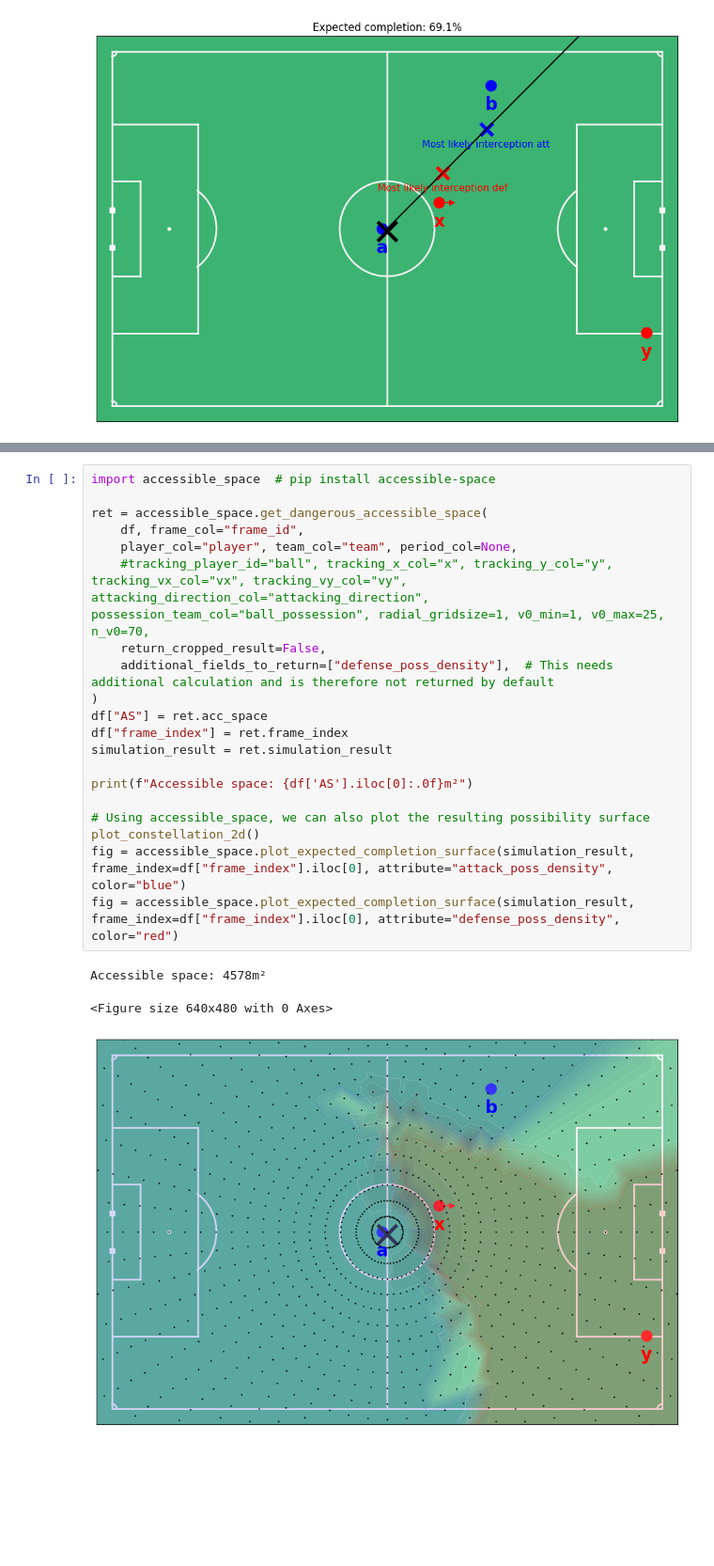
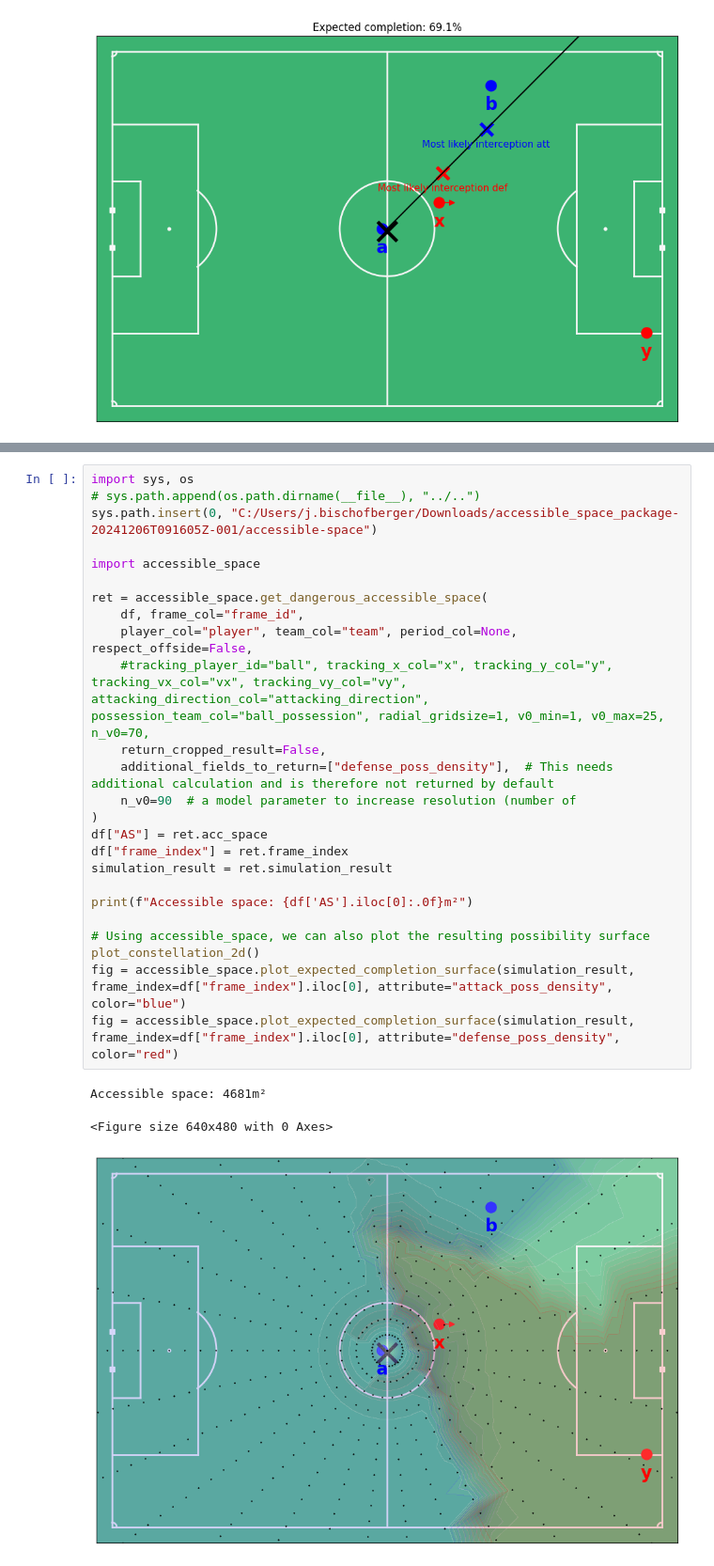
Before and after one commit to maxhartmann1/def-accessible-space, a Jupyter notebook: accessible_space/apps/demo.ipynb, the cells around one changed output, grey strips where cells are left out. Shown at 94% size. Cells and saved outputs as stored; diff of their text form; blank space fills up the shorter version.

```diff
--- a/accessible_space/apps/demo.ipynb
+++ b/accessible_space/apps/demo.ipynb
@@ -517,24 +535,29 @@ To calculate AS and DAS, we will use the accessible_space module. Its interface
 # %%
-import accessible_space  # pip install accessible-space
+import sys, os
+# sys.path.append(os.path.dirname(__file__), "../..")
+sys.path.insert(0, "C:/Users/j.bischofberger/Downloads/accessible_space_package-20241206T091605Z-001/accessible-space")
+
+import accessible_space
 
 ret = accessible_space.get_dangerous_accessible_space(
     df, frame_col="frame_id",
-    player_col="player", team_col="team", period_col=None,
+    player_col="player", team_col="team", period_col=None, respect_offside=False,
     #tracking_player_id="ball", tracking_x_col="x", tracking_y_col="y", tracking_vx_col="vx", tracking_vy_col="vy", attacking_direction_col="attacking_direction", possession_team_col="ball_possession", radial_gridsize=1, v0_min=1, v0_max=25, n_v0=70,
     return_cropped_result=False,
     additional_fields_to_return=["defense_poss_density"],  # This needs additional calculation and is therefore not returned by default
+    n_v0=90  # a model parameter to increase resolution (number of
 )
 df["AS"] = ret.acc_space
 df["frame_index"] = ret.frame_index
 simulation_result = ret.simulation_result
 
 print(f"Accessible space: {df['AS'].iloc[0]:.0f}m²")
 
 # Using accessible_space, we can also plot the resulting possibility surface
 plot_constellation_2d()
 fig = accessible_space.plot_expected_completion_surface(simulation_result, frame_index=df["frame_index"].iloc[0], attribute="attack_poss_density", color="blue")
 fig = accessible_space.plot_expected_completion_surface(simulation_result, frame_index=df["frame_index"].iloc[0], attribute="defense_poss_density", color="red")
 # %% [output]
-Accessible space: 4578m²
+Accessible space: 4681m²
 <Figure size 640x480 with 0 Axes>
-[figure, old version]
+[figure, new version]
```
Also changed, not shown: parts of 41 cells of this notebook.
